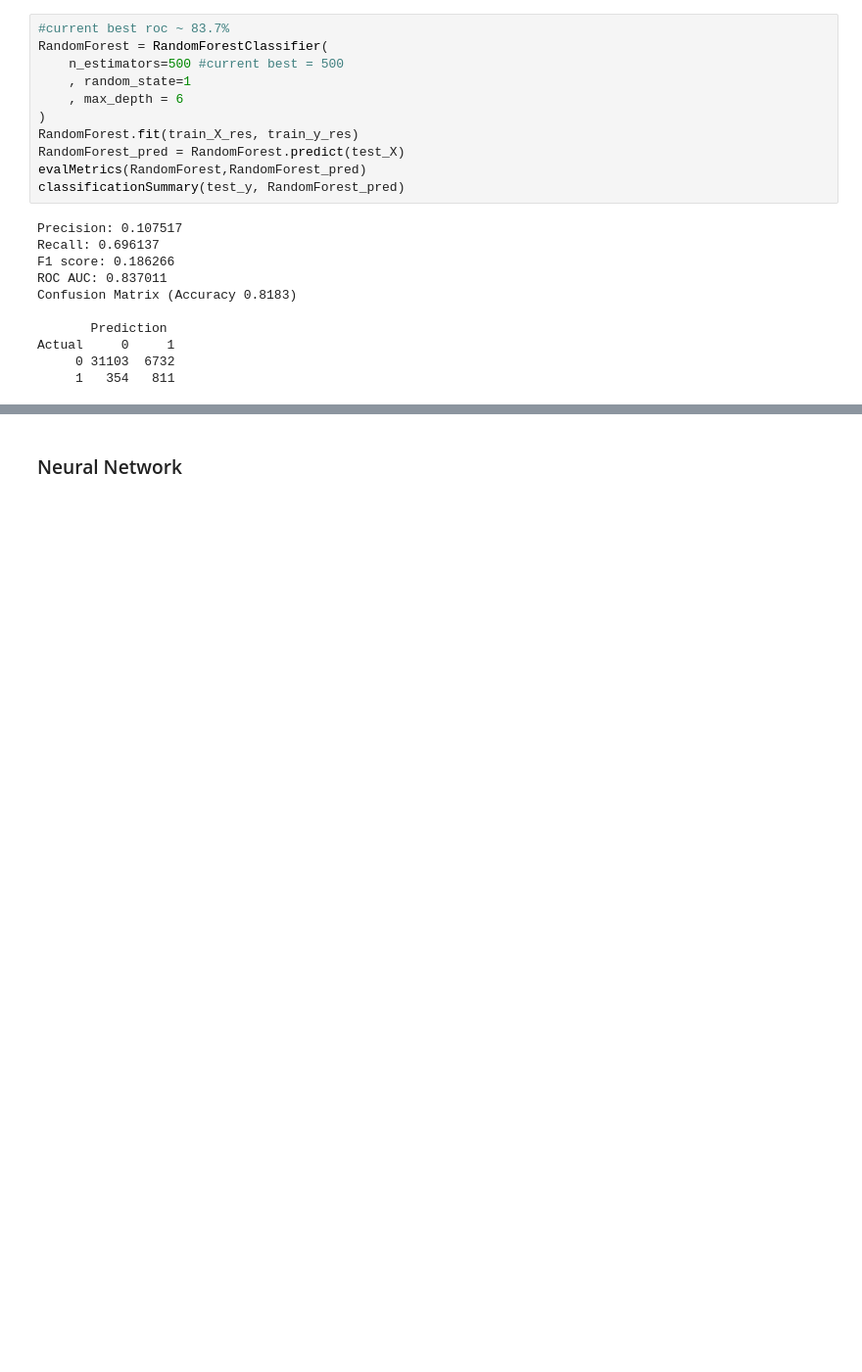
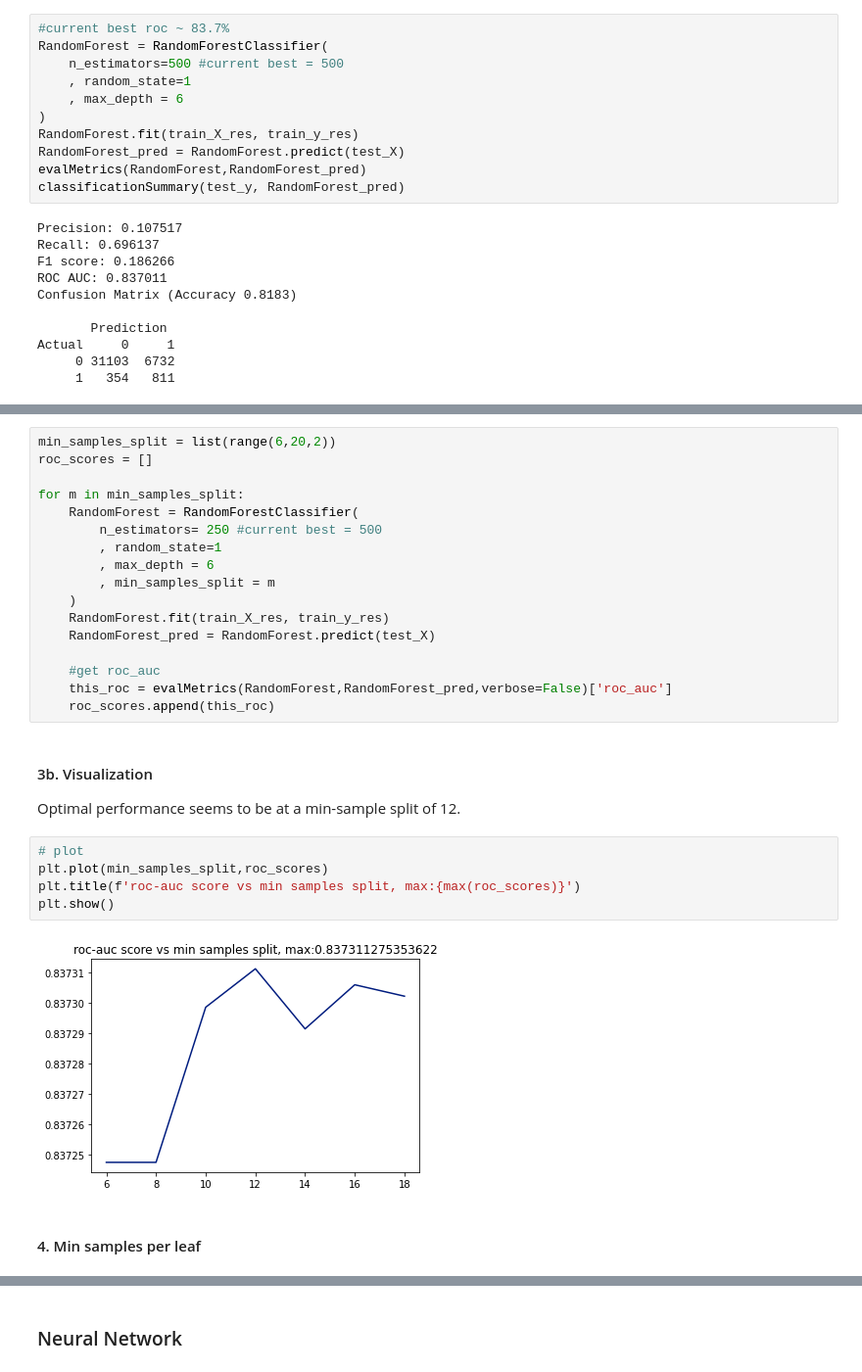
Before and after one commit to kayfilipp/HigherME, a Jupyter notebook: census_data/Modeling.ipynb, the cells around one changed output, grey strips where cells are left out. Shown: that part at 98% size. Saved outputs shown, nothing was run; the diff lists cells and outputs as text; blank space fills up the shorter version.

```diff
--- a/census_data/Modeling.ipynb
+++ b/census_data/Modeling.ipynb
@@ -342,0 +415,29 @@ it appears that despite our eforts to conduct some sort of gridsearch for our ra
+# %%
+min_samples_split = list(range(6,20,2))
+roc_scores = []
+
+for m in min_samples_split:
+    RandomForest = RandomForestClassifier(
+        n_estimators= 250 #current best = 500
+        , random_state=1
+        , max_depth = 6
+        , min_samples_split = m
+    )
+    RandomForest.fit(train_X_res, train_y_res)
+    RandomForest_pred = RandomForest.predict(test_X)
+
+    #get roc_auc
+    this_roc = evalMetrics(RandomForest,RandomForest_pred,verbose=False)['roc_auc']
+    roc_scores.append(this_roc)
+# %% [markdown]
+#### 3b. Visualization
+Optimal performance seems to be at a min-sample split of 12.
+# %%
+# plot
+plt.plot(min_samples_split,roc_scores)
+plt.title(f'roc-auc score vs min samples split, max:{max(roc_scores)}')
+plt.show()
+# %% [output]
+[figure, added]
+# %% [markdown]
+#### 4. Min samples per leaf
```
Also changed, not shown: parts of 19 cells of this notebook.
